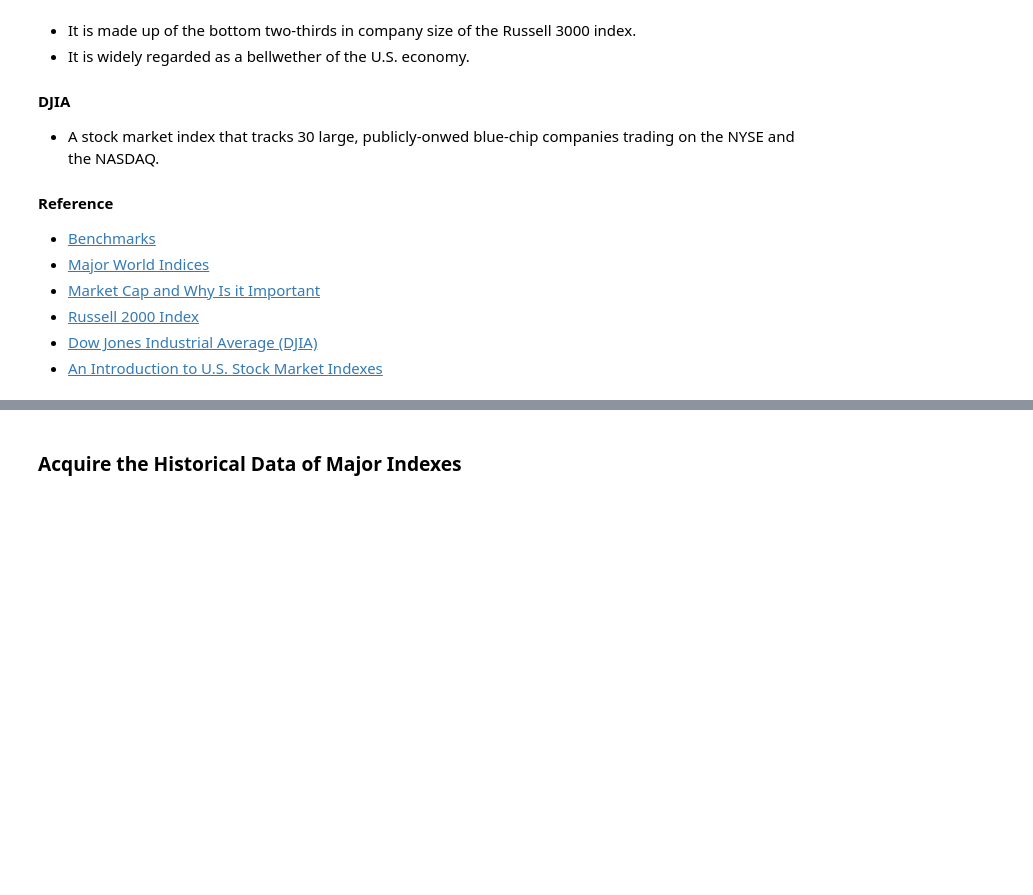
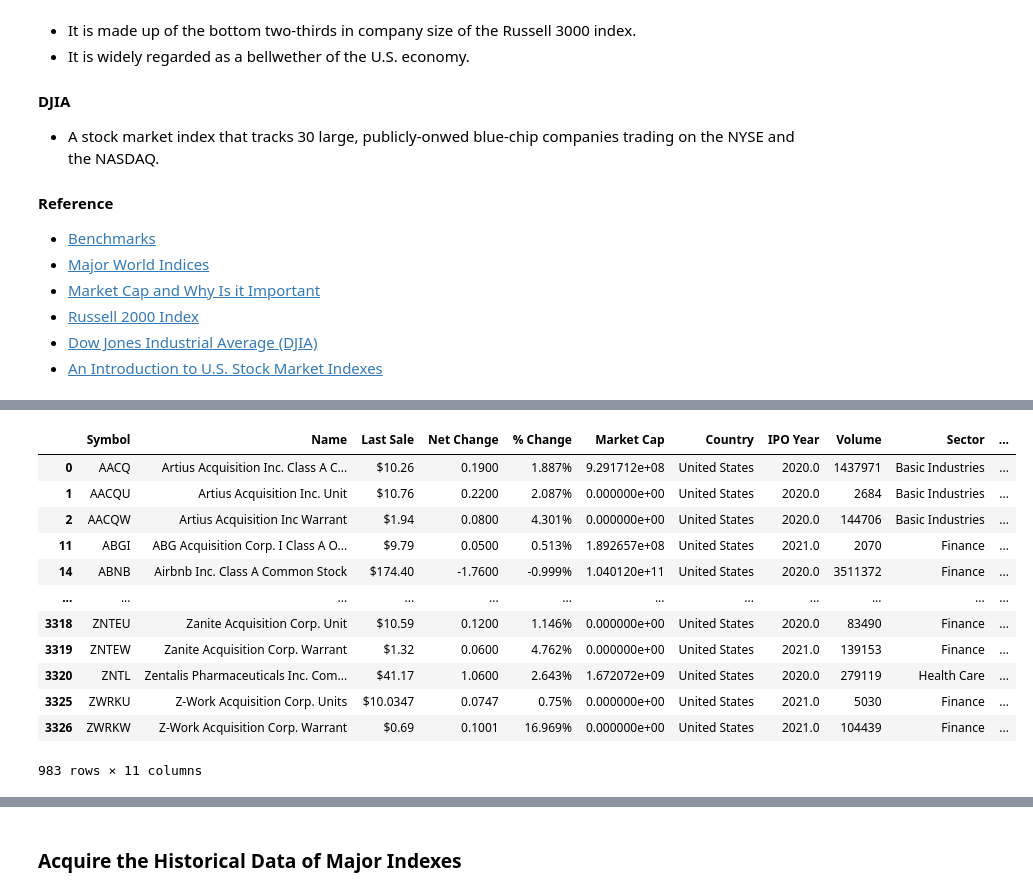
Before and after one commit to Yongliang-Shi/market-prediction, a Jupyter notebook: arks.ipynb, the cells around one changed output, grey strips where cells are left out. Drawn from its saved outputs; the diff is of its cells as text; code cells hidden in the pictures; blank space fills up the shorter version.

```diff
--- a/explore_ark.ipynb
+++ b/arks.ipynb
@@ -87,0 +149,17 @@ warnings.filterwarnings("ignore")
+# %%
+df_nasdaqrecent = df_nasdaqus[mask]
+df_nasdaqrecent
+# %% [output]
+|  | Symbol | Name | Last Sale | Net Change | % Change | Market Cap | Country | IPO Year | Volume | Sector | ... |
+| 0 | AACQ | Artius Acquisition Inc. Class A C... | $10.26 | 0.1900 | 1.887% | 9.291712e+08 | United States | 2020.0 | 1437971 | Basic Industries | ... |
+| 1 | AACQU | Artius Acquisition Inc. Unit | $10.76 | 0.2200 | 2.087% | 0.000000e+00 | United States | 2020.0 | 2684 | Basic Industries | ... |
+| 2 | AACQW | Artius Acquisition Inc Warrant | $1.94 | 0.0800 | 4.301% | 0.000000e+00 | United States | 2020.0 | 144706 | Basic Industries | ... |
+| 11 | ABGI | ABG Acquisition Corp. I Class A O... | $9.79 | 0.0500 | 0.513% | 1.892657e+08 | United States | 2021.0 | 2070 | Finance | ... |
+| 14 | ABNB | Airbnb Inc. Class A Common Stock | $174.40 | -1.7600 | -0.999% | 1.040120e+11 | United States | 2020.0 | 3511372 | Finance | ... |
+| ... | ... | ... | ... | ... | ... | ... | ... | ... | ... | ... | ... |
+| 3318 | ZNTEU | Zanite Acquisition Corp. Unit | $10.59 | 0.1200 | 1.146% | 0.000000e+00 | United States | 2020.0 | 83490 | Finance | ... |
+| 3319 | ZNTEW | Zanite Acquisition Corp. Warrant | $1.32 | 0.0600 | 4.762% | 0.000000e+00 | United States | 2021.0 | 139153 | Finance | ... |
+| 3320 | ZNTL | Zentalis Pharmaceuticals Inc. Com... | $41.17 | 1.0600 | 2.643% | 1.672072e+09 | United States | 2020.0 | 279119 | Health Care | ... |
+| 3325 | ZWRKU | Z-Work Acquisition Corp. Units | $10.0347 | 0.0747 | 0.75% | 0.000000e+00 | United States | 2021.0 | 5030 | Finance | ... |
+| 3326 | ZWRKW | Z-Work Acquisition Corp. Warrant | $0.69 | 0.1001 | 16.969% | 0.000000e+00 | United States | 2021.0 | 104439 | Finance | ... |
+983 rows × 11 columns
```
Also changed, not shown: parts of 18 cells of this notebook.
